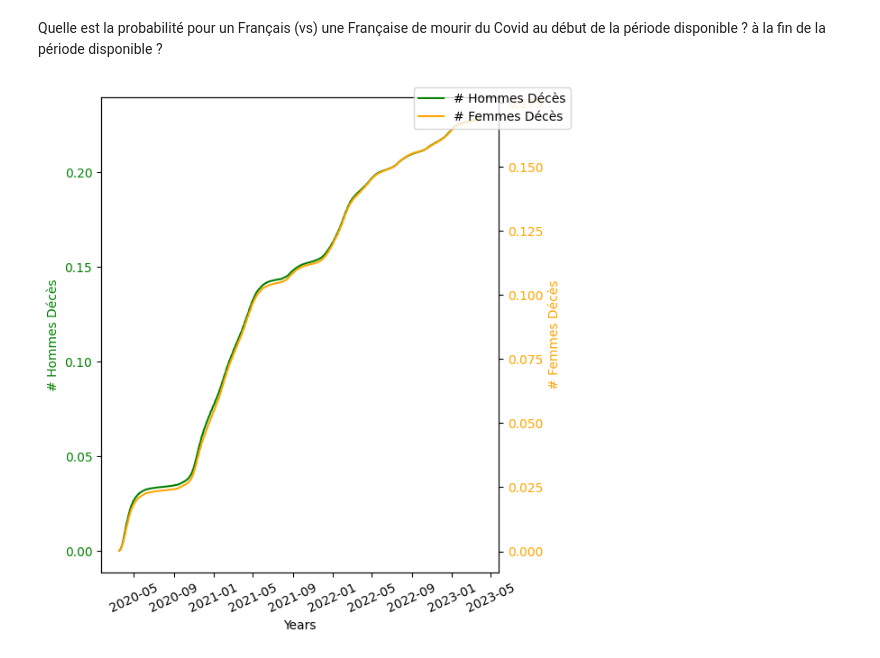
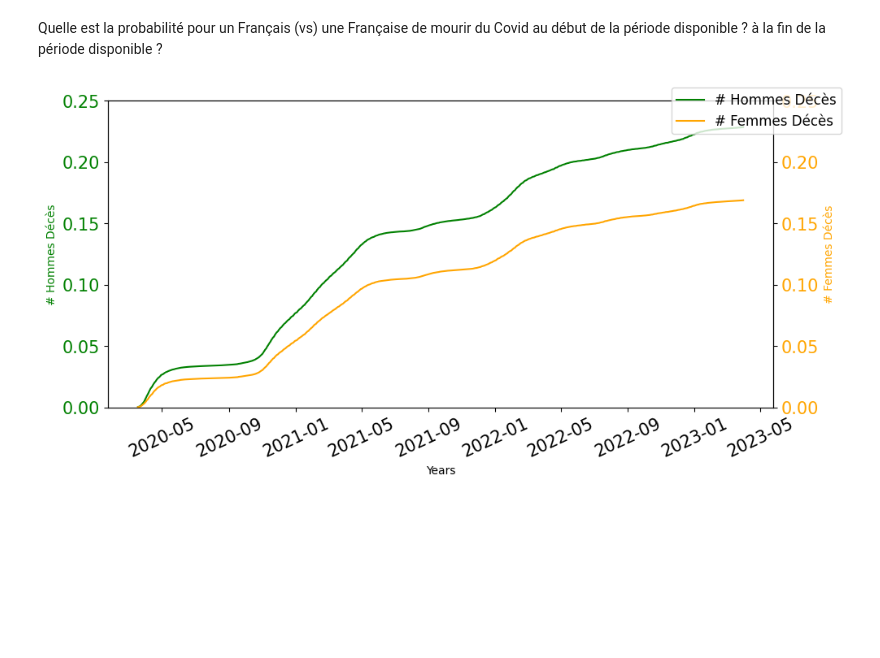
Before and after one commit to JhonatanCaldeira/simplon_datai_2024, a Jupyter notebook: 1/covid_dgsi_mission.ipynb, the cells around one changed output. Cells and saved outputs as stored; diff of their text form; code cells hidden in the pictures; blank space fills up the shorter version.

```diff
--- a/1/covid_dgsi_mission.ipynb
+++ b/1/covid_dgsi_mission.ipynb
@@ -223,29 +224,32 @@ Quelle est la probabilité pour un Français (vs) une Française de mourir du Co
 # %%
 n_francais_2023 = 34000000
 
 
 df['p_h_dc'] = (df.loc[2:,['dc.1']] / n_francais_2023) * 100
 df['p_f_dc'] = (df.loc[2:,['dc.2']] / n_francais_2023) * 100
 
-fig, ax = plt.subplots(figsize=(6,6)) # Criar um subplot
+fig, ax = plt.subplots(figsize=(10,5)) # Criar um subplot
 
 color = 'green'
 ax.set_xlabel("Years")
+ax.set_ylim(0,0.25)
 ax.set_ylabel("# Hommes Décès",color=color)
 ax.plot(df.loc[2:,['Jour']],df.loc[2:,'p_h_dc'],label='# Hommes Décès',color=color)
 ax.tick_params(axis='y', labelcolor=color)
+ax.tick_params(axis='x', labelrotation=25)
 
 ax2 = ax.twinx() # Criar um novo Eixo Y
 
 color = 'orange'
 ax2.set_xlabel("Years")
+ax2.set_ylim(0,0.25)
 ax2.set_ylabel("# Femmes Décès",color=color)
 ax2.plot(df.loc[2:,['Jour']],df.loc[2:,'p_f_dc'],label='# Femmes Décès',color=color)
 ax2.tick_params(axis='y', labelcolor=color)
 
 fig.tight_layout()
 fig.legend()
-ax.tick_params(axis='x', labelrotation=25)
+
 plt.show()
 # %% [output]
-[figure, old version]
+[figure, new version]
```
Also changed, not shown: parts of 4 cells of this notebook.
